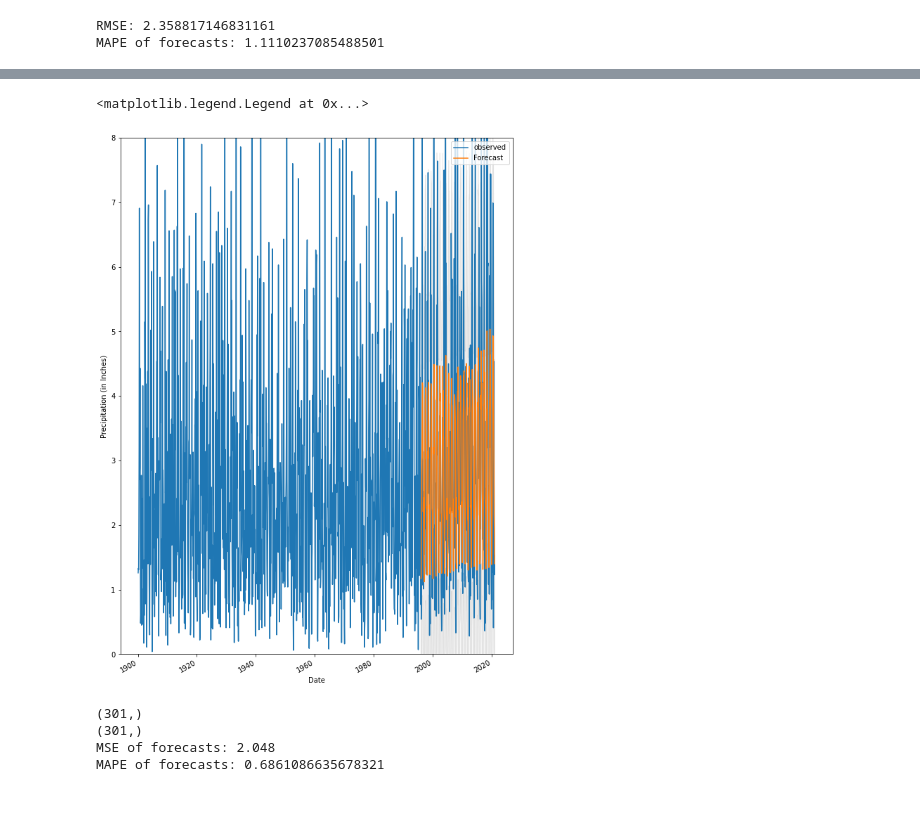
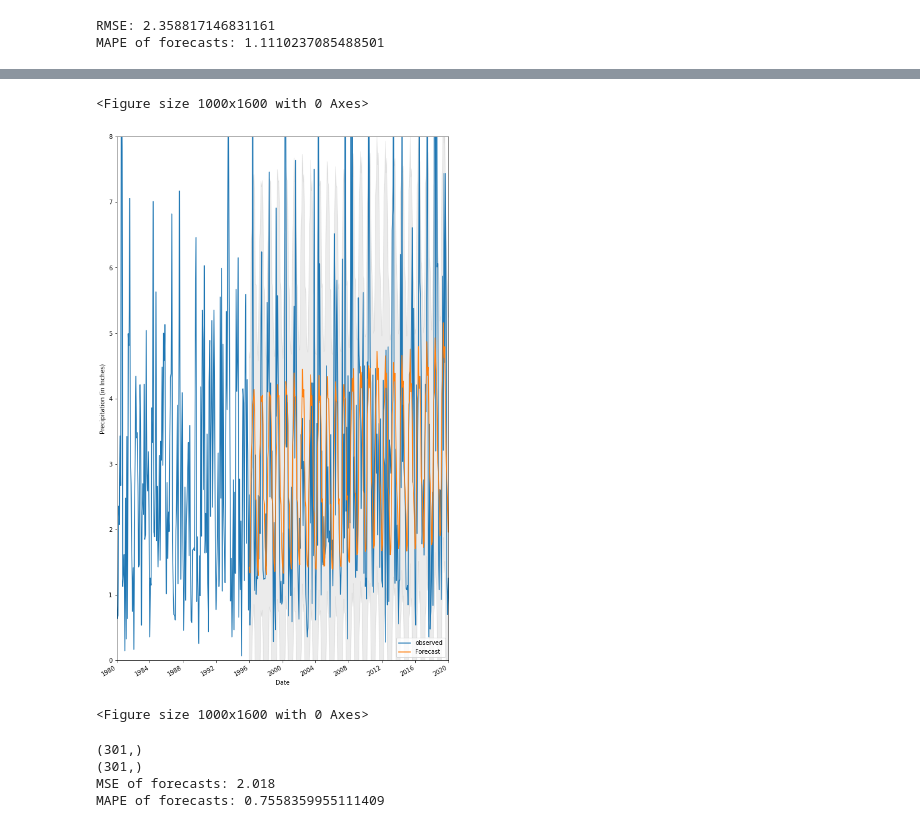
Before and after one commit to nathanasiou/weather-ML, a Jupyter notebook: model-SARIMA.ipynb, the cells around one changed output, grey strips where cells are left out. Cells and saved outputs as stored; diff of their text form; code cells hidden in the pictures.

```diff
--- a/model-SARIMA.ipynb
+++ b/model-SARIMA.ipynb
@@ -75,7 +77,7 @@ from statsmodels.tsa.seasonal import seasonal_decompose
 result_add = seasonal_decompose(dprcp.PRCP[:], model = 'additive', extrapolate_trend = 'freq', freq = 91)
 
 # plot
-plt.rcParams.update({'figure.figsize': (10,15)})
-result_add.plot().suptitle('Additive Decompositiion')
+plt.rcParams.update({'figure.figsize': (10,18)})
+result_add.plot()
 # reasonably stable
 # %% [output]
@@ -168,7 +170,7 @@ SARIMA(1, 1, 1)x(1, 1, 1, 12)12 - AIC:5549.767815604442
 # %%
 import statsmodels.api as sm
 mod = sm.tsa.statespace.SARIMAX(one_step_df.PRCP_actual,
-                               order = (0,0,1),
+                               order = (0,1,1),
                                seasonal_order = (0,1,1,12),
                                enforce_stationarity = False,
                                enforce_inveribility = False)
@@ -190,19 +192,23 @@ pred_ci = pred.conf_int()
 # %%
 # non-dynamic forecast
 ax = one_step_df.PRCP_actual['1900-01-01':].plot(label='observed')
 pred.predicted_mean.plot(ax=ax, label='Forecast')
 
 ax.fill_between(pred_ci.index,
                pred_ci.iloc[:,0],
                pred_ci.iloc[:,1], color='k', alpha=.08)
 
 ax.set_xlabel('Date')
 ax.set_ylabel('Precipitation (in Inches)')
 plt.ylim([0,8])
+plt.xlim(['1980-01-01','2020-01-01'])
 plt.legend()
+plt.figure(figsize(10,16
+                  ), dpi=100)
 # %% [output]
-<matplotlib.legend.Legend at 0x...>
+<Figure size 1000x1600 with 0 Axes>
-[figure, old version]
+[figure, new version]
+<Figure size 1000x1600 with 0 Axes>
 # %%
 y_forecasted = pred.predicted_mean
 y_truth = one_step_df.PRCP_actual['1996-01-01':]
@@ -215,8 +221,8 @@ print('MAPE of forecasts:', mape)
 # %% [output]
 (301,)
 (301,)
-MSE of forecasts: 2.048
-MAPE of forecasts: 0.6861086635678321
+MSE of forecasts: 2.018
+MAPE of forecasts: 0.7558359955111409
 # %%
 # dynamic forecast
 pred_dynamic = results.get_prediction(start=pd.to_datetime('1996-01-01'), dynamic=True, full_results=True)
```
Also changed, not shown: parts of 9 cells of this notebook, 3 other files.
